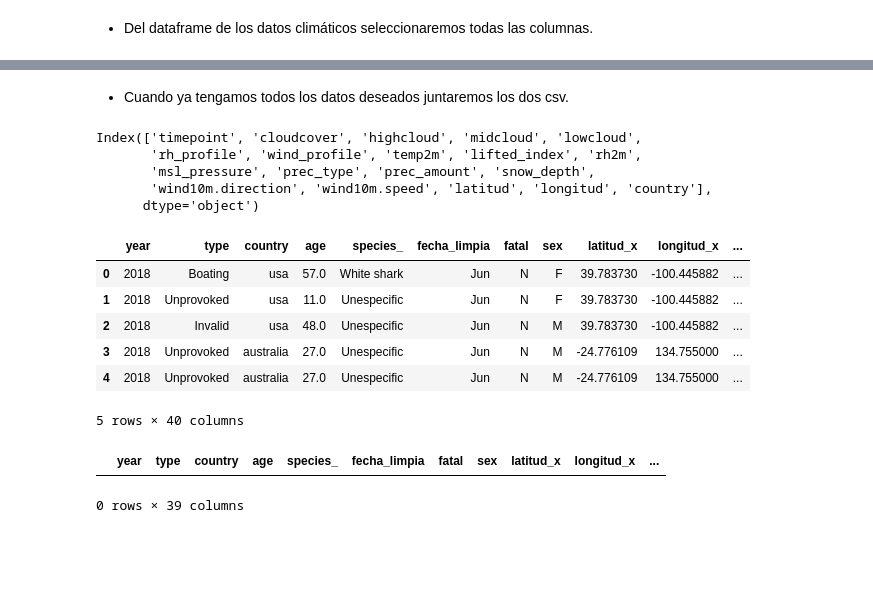
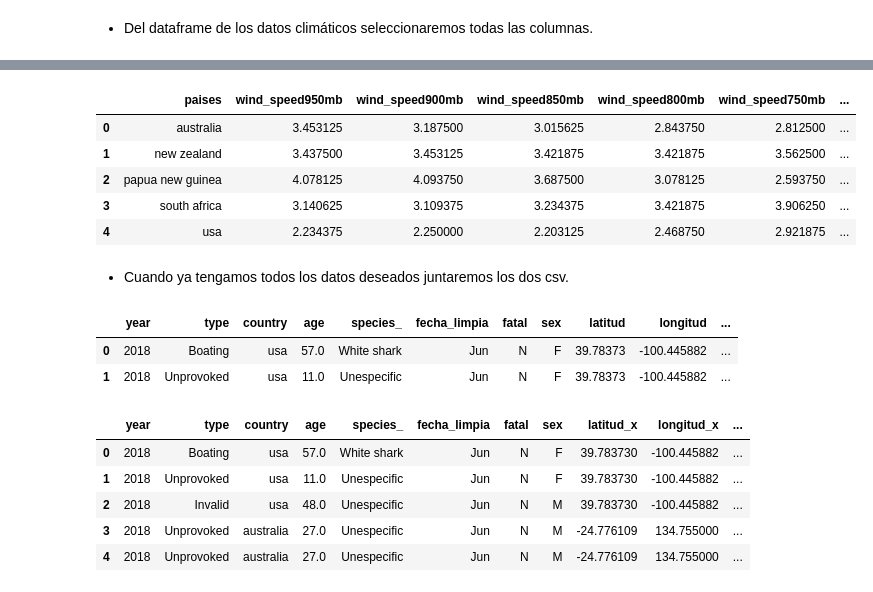
Before and after one commit to Adalab/DA-MODULO-2-ANAIS-LUCIA-LARA, a Jupyter notebook: ETL/ETL2.ipynb, the cells around one changed output, grey strips where cells are left out. Saved outputs shown, nothing was run; the diff lists cells and outputs as text; code cells hidden in the pictures; blank space fills up the shorter version.

```diff
--- a/ETL/ETL2.ipynb
+++ b/ETL/ETL2.ipynb
@@ -50,0 +62,7 @@ array(['USA', 'Australia', 'South Africa', 'New Zealand',
+# %%
+x = df_clima['rh_profile'].apply(pd.Series)
+
+for values in range(len(x.columns)):
+    nombre='rh' + str(x[values].apply(pd.Series)['layer'][0])
+    valores = list(x[values].apply(pd.Series)['rh'])
+    df_clima.insert(values, nombre, valores)
@@ -50,0 +88,12 @@ array(['USA', 'Australia', 'South Africa', 'New Zealand',
+# %%
+y = df_clima['wind_profile'].apply(pd.Series)
+
+for values in range(len(y.columns)):
+    nombre='wind_speed' + str(y[values].apply(pd.Series)['layer'][0])
+    valores = list(y[values].apply(pd.Series)['speed'])
+    df_clima.insert(values, nombre, valores)
+# %%
+def minusculas(x):
+    return x.lower()
+# %%
+df_clima['paises'] = df_clima['paises'].apply(minusculas)
@@ -51,3 +105,19 @@ array(['USA', 'Australia', 'South Africa', 'New Zealand',
+# %%
+df_clima_final = df_clima.groupby("paises").mean().reset_index()
+df_clima_final
+# %% [output]
+|  | paises | wind_speed950mb | wind_speed900mb | wind_speed850mb | wind_speed800mb | wind_speed750mb | ... |
+| 0 | australia | 3.453125 | 3.187500 | 3.015625 | 2.843750 | 2.812500 | ... |
+| 1 | new zealand | 3.437500 | 3.453125 | 3.421875 | 3.421875 | 3.562500 | ... |
+| 2 | papua new guinea | 4.078125 | 4.093750 | 3.687500 | 3.078125 | 2.593750 | ... |
+| 3 | south africa | 3.140625 | 3.109375 | 3.234375 | 3.421875 | 3.906250 | ... |
+| 4 | usa | 2.234375 | 2.250000 | 2.203125 | 2.468750 | 2.921875 | ... |
 # %% [markdown]
 - Cuando ya tengamos todos los datos deseados juntaremos los dos csv.
+# %%
+df_seleccion.head(2)
+# %% [output]
+|  | year | type | country | age | species_ | fecha_limpia | fatal | sex | latitud | longitud | ... |
+| 0 | 2018 | Boating | usa | 57.0 | White shark | Jun | N | F | 39.78373 | -100.445882 | ... |
+| 1 | 2018 | Unprovoked | usa | 11.0 | Unespecific | Jun | N | F | 39.78373 | -100.445882 | ... |
 # %%
@@ -55,13 +125,5 @@ df_clima.rename(columns={"paises":"country"}, inplace=True)
-# %%
-df_clima.columns
-# %% [output]
-Index(['timepoint', 'cloudcover', 'highcloud', 'midcloud', 'lowcloud',
-       'rh_profile', 'wind_profile', 'temp2m', 'lifted_index', 'rh2m',
-       'msl_pressure', 'prec_type', 'prec_amount', 'snow_depth',
-       'wind10m.direction', 'wind10m.speed', 'latitud', 'longitud', 'country'],
-      dtype='object')
 # %%
-df_final = pd.merge(left = df_seleccion, right= df_clima, how= "left", left_on= "country", right_on= "paises")
+df_final = pd.merge(left = df_seleccion, right= df_clima_final, how= "left", on= "country")
 df_final.head()
 # %% [output]
 |  | year | type | country | age | species_ | fecha_limpia | fatal | sex | latitud_x | longitud_x | ... |
@@ -70,10 +132,3 @@ df_final.head()
 | 2 | 2018 | Invalid | usa | 48.0 | Unespecific | Jun | N | M | 39.783730 | -100.445882 | ... |
 | 3 | 2018 | Unprovoked | australia | 27.0 | Unespecific | Jun | N | M | -24.776109 | 134.755000 | ... |
 | 4 | 2018 | Unprovoked | australia | 27.0 | Unespecific | Jun | N | M | -24.776109 | 134.755000 | ... |
-5 rows × 40 columns
-# %%
-df_final1 = df_seleccion.merge(df_clima, on = "country")
-df_final1
-# %% [output]
-|  | year | type | country | age | species_ | fecha_limpia | fatal | sex | latitud_x | longitud_x | ... |
-0 rows × 39 columns
```
Also changed, not shown: parts of 12 cells of this notebook, 7 other files.
